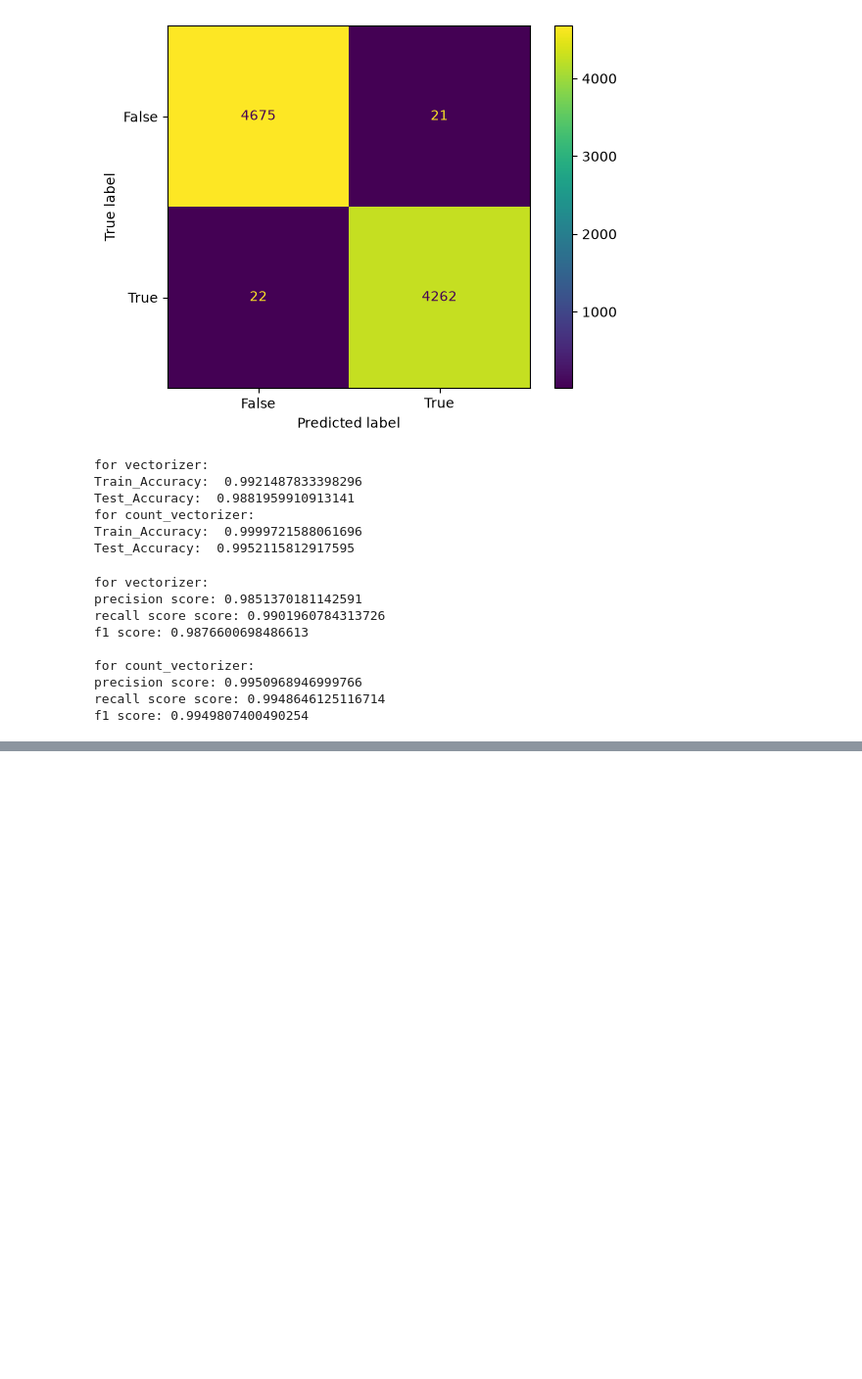
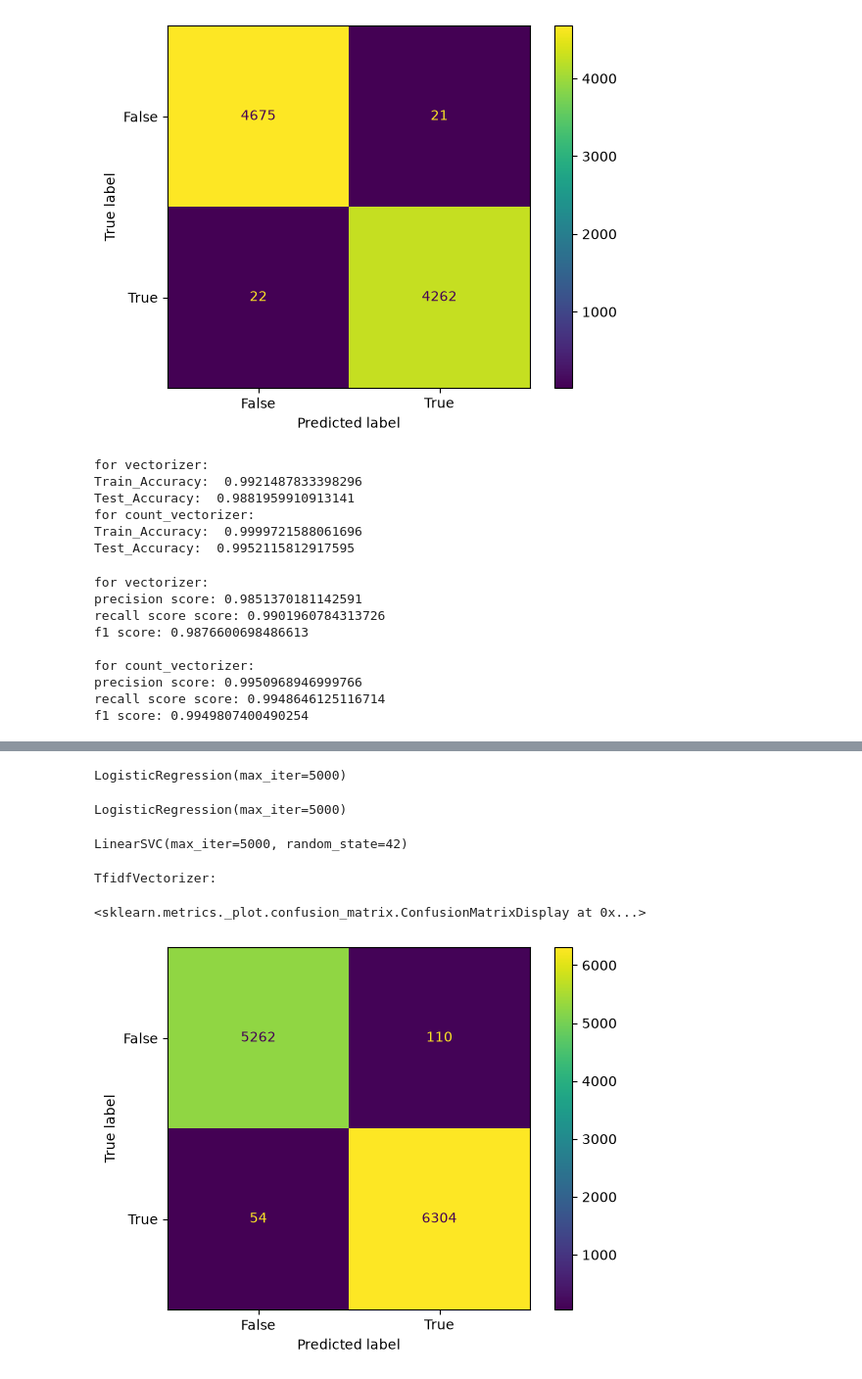
Before and after one commit to YashInLogN/NewsDetection, a Jupyter notebook: notebooks/data_exploration.ipynb, the cells around one changed output, grey strips where cells are left out. Shown at 98% size. Cells and saved outputs as stored; diff of their text form; code cells hidden in the pictures; blank space fills up the shorter version.

Commit message:
Completed training, testing and evaluation of the model.

```diff
--- a/notebooks/data_exploration.ipynb
+++ b/notebooks/data_exploration.ipynb
@@ -193,0 +249,39 @@ f1 score: 0.9949807400490254
+# %%
+X = df["article"]
+y = df["label"]
+
+X_train, X_test, y_train, y_test = train_test_split(X, y, test_size=0.3, random_state=42, stratify=y)
+# %%
+tfid_vector = TfidfVectorizer(max_features=5000)
+X_train_tfid = tfid_vector.fit_transform(X_train)
+X_test_tfid = tfid_vector.transform(X_test)
+
+count_vector = CountVectorizer(max_features=5000)
+X_train_count = count_vector.fit_transform(X_train)
+X_test_count = count_vector.transform(X_test)
+# %%
+tfid_model = LogisticRegression(max_iter=5000)
+tfid_model.fit(X_train_tfid, y_train)
+# %% [output]
+LogisticRegression(max_iter=5000)
+# %%
+count_model = LogisticRegression(max_iter=5000)
+count_model.fit(X_train_count, y_train)
+# %% [output]
+LogisticRegression(max_iter=5000)
+# %%
+svc_model = LinearSVC(C=1.0, max_iter=5000, random_state=42)
+svc_model.fit(X_train_count, y_train)
+# %% [output]
+LinearSVC(max_iter=5000, random_state=42)
+# %%
+svc_y_pred = svc_model.predict(X_test_count)
+tfid_y_pred = tfid_model.predict(X_test_tfid)
+count_y_pred = count_model.predict(X_test_count)
+# %%
+print("TfidfVectorizer: ")
+ConfusionMatrixDisplay.from_predictions(y_test, tfid_y_pred)
+# %% [output]
+TfidfVectorizer:
+<sklearn.metrics._plot.confusion_matrix.ConfusionMatrixDisplay at 0x...>
+[figure, added]
```
Also changed, not shown: parts of 21 cells of this notebook.
